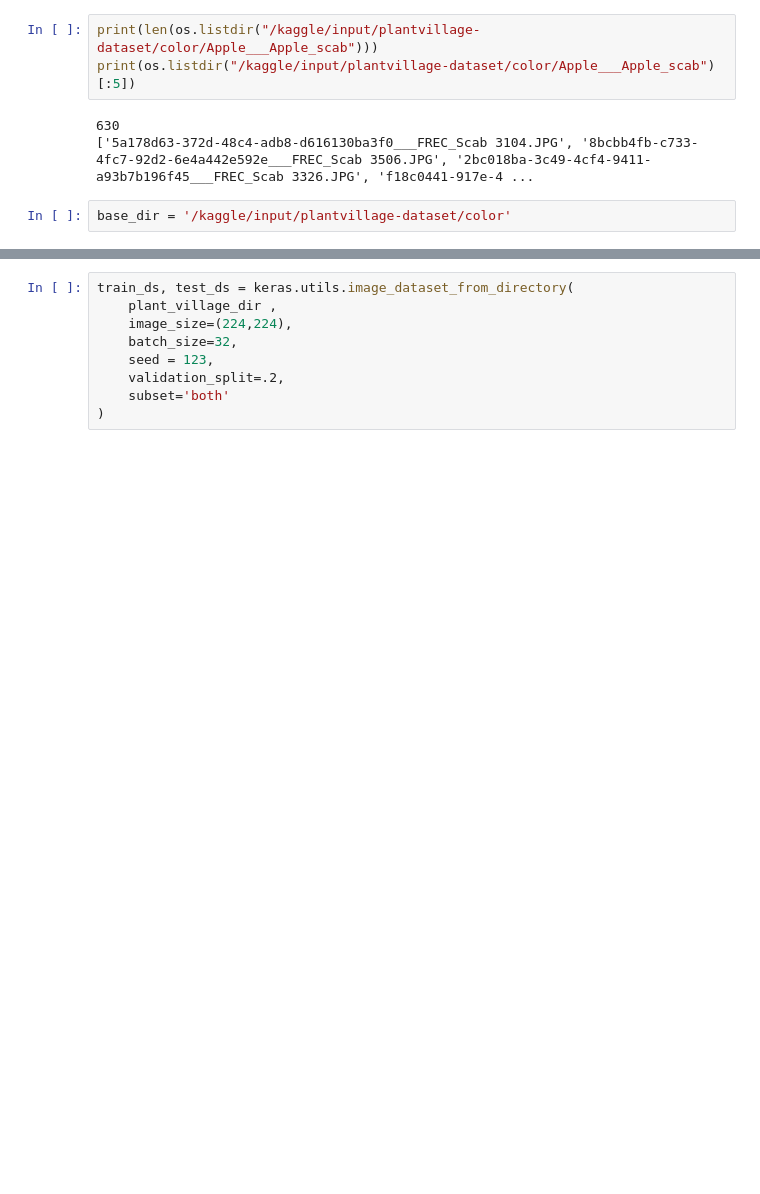
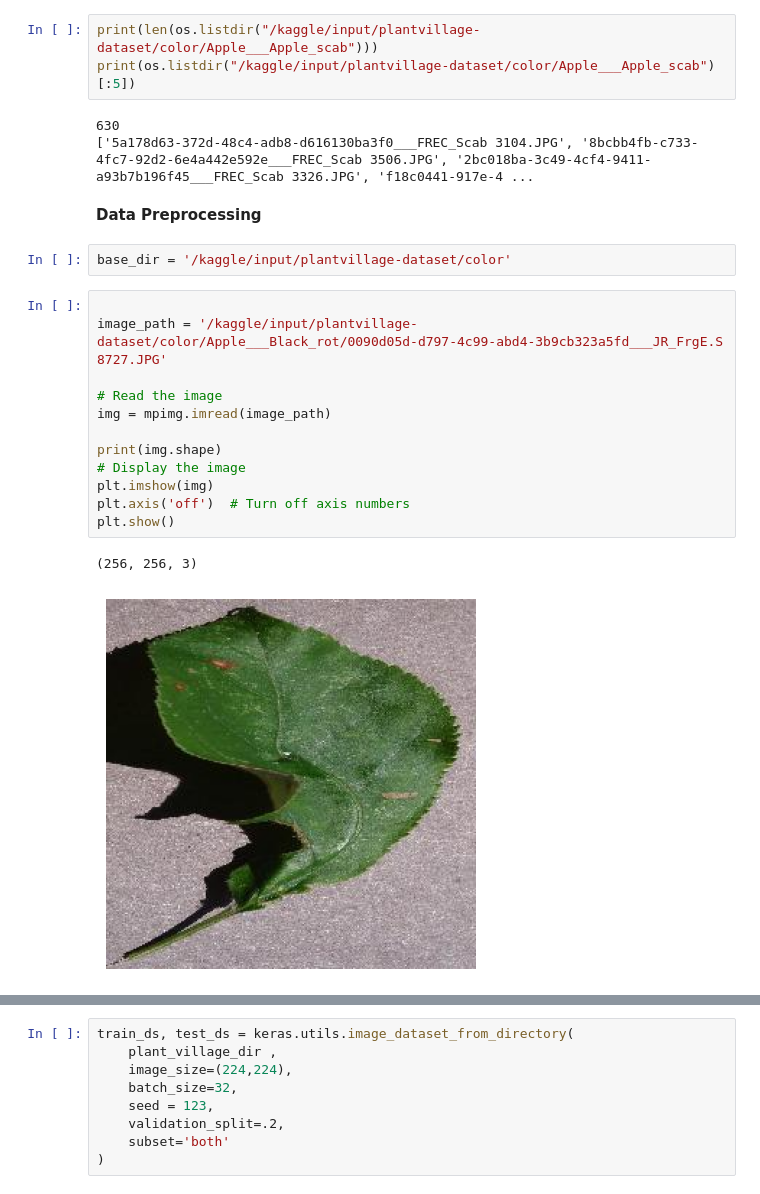
Before and after one commit to souvik4133x/Plant-Disease-Deep-Learning, a Jupyter notebook: notebook9aa671d47d (1).ipynb, the cells around one changed output, grey strips where cells are left out. Drawn from its saved outputs; the diff is of its cells as text; blank space fills up the shorter version.

Commit message:
Kaggle Notebook | notebook9aa671d47d | Version 4

```diff
--- a/notebook9aa671d47d (1).ipynb
+++ b/notebook9aa671d47d (1).ipynb
@@ -88,5 +48,22 @@ print(os.listdir("/kaggle/input/plantvillage-dataset/color/Apple___Apple_scab")[
 # %% [output]
 630
 ['5a178d63-372d-48c4-adb8-d616130ba3f0___FREC_Scab 3104.JPG', '8bcbb4fb-c733-4fc7-92d2-6e4a442e592e___FREC_Scab 3506.JPG', '2bc018ba-3c49-4cf4-9411-a93b7b196f45___FREC_Scab 3326.JPG', 'f18c0441-917e-4 ...
+# %% [markdown]
+**Data Preprocessing**
 # %%
 base_dir = '/kaggle/input/plantvillage-dataset/color'
+# %%
+
+image_path = '/kaggle/input/plantvillage-dataset/color/Apple___Black_rot/0090d05d-d797-4c99-abd4-3b9cb323a5fd___JR_FrgE.S 8727.JPG'
+
+# Read the image
+img = mpimg.imread(image_path)
+
+print(img.shape)
+# Display the image
+plt.imshow(img)
+plt.axis('off')  # Turn off axis numbers
+plt.show()
+# %% [output]
+(256, 256, 3)
+[figure, added]
```
Also changed, not shown: parts of 31 cells of this notebook.
